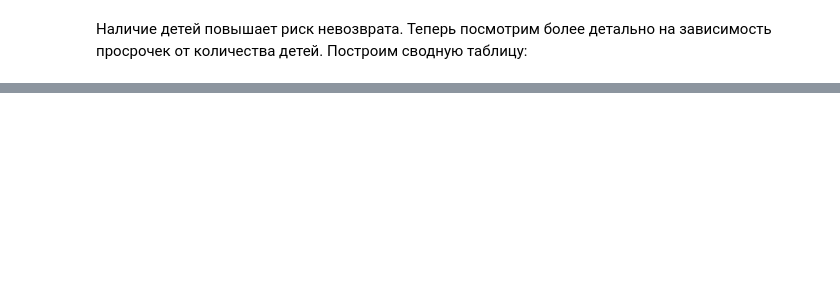
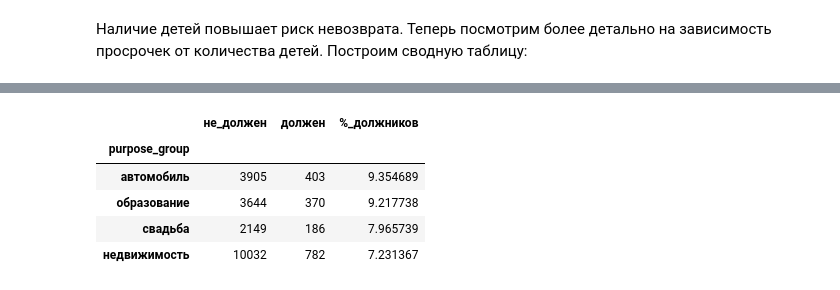
Before and after one commit to jane1ane/Data-Analyst_educational_projects, a Jupyter notebook: Исследование надёжности заёмщиков/Исследование надёжности заёмщиков.ipynb, the cells around one changed output, grey strips where cells are left out. Cells and saved outputs as stored; diff of their text form; code cells hidden in the pictures; blank space fills up the shorter version.

```diff
--- a/Исследование надёжности заёмщиков/Исследование надёжности заёмщиков.ipynb
+++ b/Исследование надёжности заёмщиков/Исследование надёжности заёмщиков.ipynb
@@ -802,0 +660,22 @@ df_pivot_purpose_group.sort_values('ratio', ascending = False)
+# %%
+# Делаем сводную таблицу по колонке цель кредита
+df_pivot_purpose_group = df.pivot_table(
+    index=['purpose_group'],
+    columns='debt',
+    values = 'family_status',
+    aggfunc='count'
+)
+df_pivot_purpose_group.columns=('не_должен', 'должен')
+# посчитаем по группам соотношение
+df_pivot_purpose_group ['%_должников'] = (
+    df_pivot_purpose_group ['должен'] / (df_pivot_purpose_group ['не_должен'] + df_pivot_purpose_group ['должен']) * 100
+                                    )
+
+df_pivot_purpose_group.sort_values('%_должников', ascending = False)
+# %% [output]
+|  | не_должен | должен | %_должников |
+| purpose_group |  |  |  |
+| автомобиль | 3905 | 403 | 9.354689 |
+| образование | 3644 | 370 | 9.217738 |
+| свадьба | 2149 | 186 | 7.965739 |
+| недвижимость | 10032 | 782 | 7.231367 |
```
Also changed, not shown: parts of 52 cells of this notebook.
